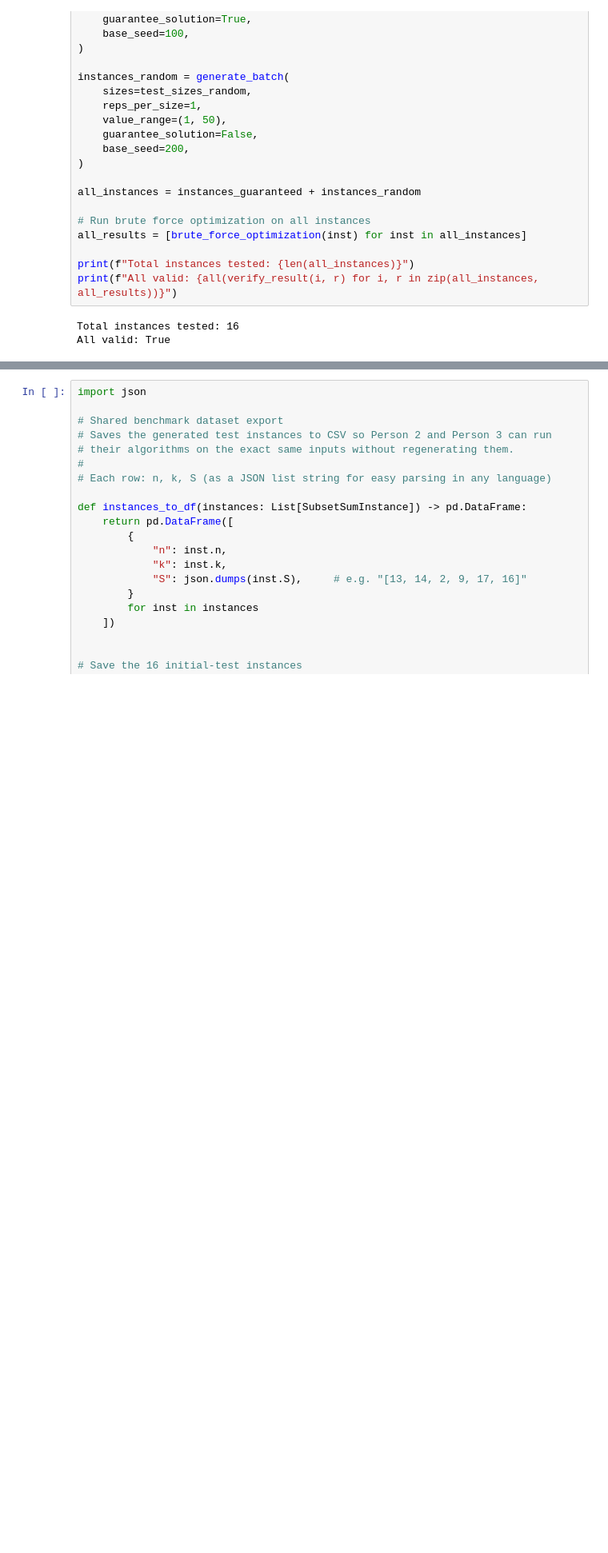
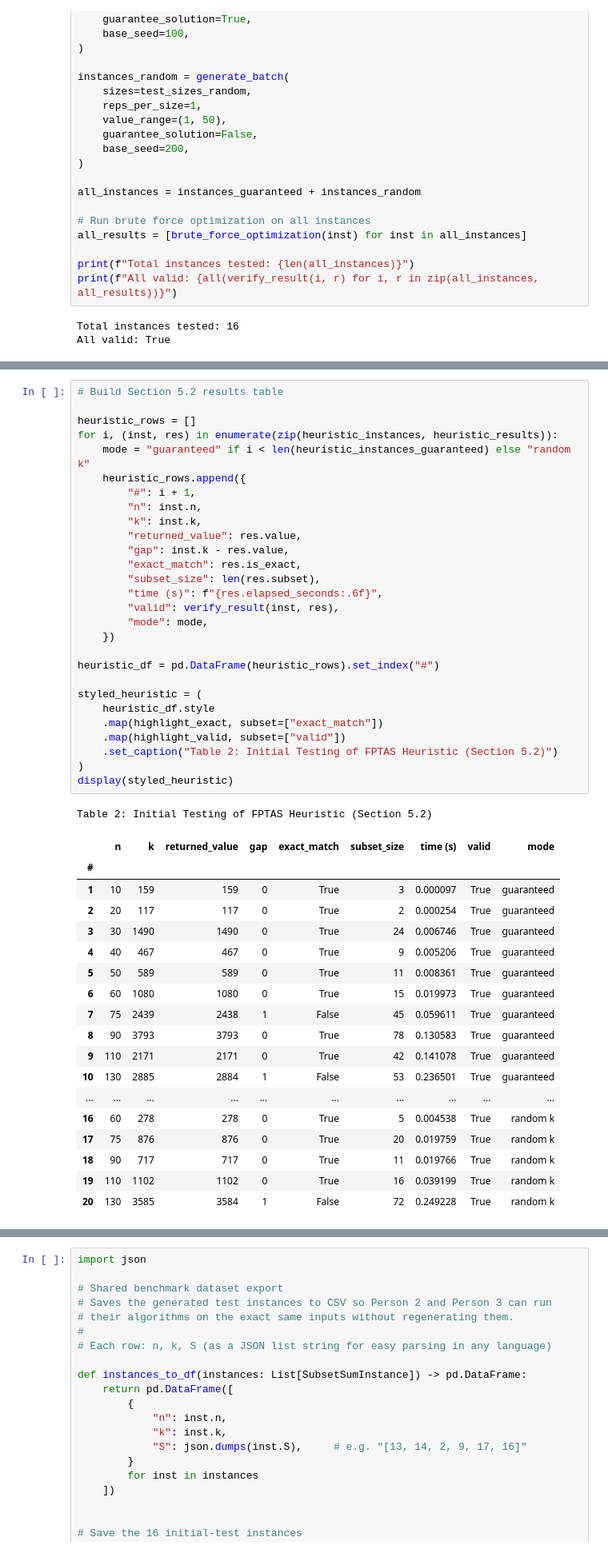
Before and after one commit to CS301-Algorithms/subset-sum-bruteforce-vs-heuristic, a Jupyter notebook: subset_sum_analysis.ipynb, the cells around one changed output, grey strips where cells are left out. Shown at 80% size. Saved outputs shown, nothing was run; the diff lists cells and outputs as text; blank space fills up the shorter version.

Commit message:
added section 5.2 to project's notebook

```diff
--- a/subset_sum_analysis.ipynb
+++ b/subset_sum_analysis.ipynb
@@ -690,0 +813,48 @@ k = sum(S)                  3   20      20   True   True    0.000003
+# %%
+# Build Section 5.2 results table
+
+heuristic_rows = []
+for i, (inst, res) in enumerate(zip(heuristic_instances, heuristic_results)):
+    mode = "guaranteed" if i < len(heuristic_instances_guaranteed) else "random k"
+    heuristic_rows.append({
+        "#": i + 1,
+        "n": inst.n,
+        "k": inst.k,
+        "returned_value": res.value,
+        "gap": inst.k - res.value,
+        "exact_match": res.is_exact,
+        "subset_size": len(res.subset),
+        "time (s)": f"{res.elapsed_seconds:.6f}",
+        "valid": verify_result(inst, res),
+        "mode": mode,
+    })
+
+heuristic_df = pd.DataFrame(heuristic_rows).set_index("#")
+
+styled_heuristic = (
+    heuristic_df.style
+    .map(highlight_exact, subset=["exact_match"])
+    .map(highlight_valid, subset=["valid"])
+    .set_caption("Table 2: Initial Testing of FPTAS Heuristic (Section 5.2)")
+)
+display(styled_heuristic)
+# %% [output]
+Table 2: Initial Testing of FPTAS Heuristic (Section 5.2)
+|  | n | k | returned_value | gap | exact_match | subset_size | time (s) | valid | mode |
+| # |  |  |  |  |  |  |  |  |  |
+| 1 | 10 | 159 | 159 | 0 | True | 3 | 0.000097 | True | guaranteed |
+| 2 | 20 | 117 | 117 | 0 | True | 2 | 0.000254 | True | guaranteed |
+| 3 | 30 | 1490 | 1490 | 0 | True | 24 | 0.006746 | True | guaranteed |
+| 4 | 40 | 467 | 467 | 0 | True | 9 | 0.005206 | True | guaranteed |
+| 5 | 50 | 589 | 589 | 0 | True | 11 | 0.008361 | True | guaranteed |
+| 6 | 60 | 1080 | 1080 | 0 | True | 15 | 0.019973 | True | guaranteed |
+| 7 | 75 | 2439 | 2438 | 1 | False | 45 | 0.059611 | True | guaranteed |
+| 8 | 90 | 3793 | 3793 | 0 | True | 78 | 0.130583 | True | guaranteed |
+| 9 | 110 | 2171 | 2171 | 0 | True | 42 | 0.141078 | True | guaranteed |
+| 10 | 130 | 2885 | 2884 | 1 | False | 53 | 0.236501 | True | guaranteed |
+| ... | ... | ... | ... | ... | ... | ... | ... | ... | ... |
+| 16 | 60 | 278 | 278 | 0 | True | 5 | 0.004538 | True | random k |
+| 17 | 75 | 876 | 876 | 0 | True | 20 | 0.019759 | True | random k |
+| 18 | 90 | 717 | 717 | 0 | True | 11 | 0.019766 | True | random k |
+| 19 | 110 | 1102 | 1102 | 0 | True | 16 | 0.039199 | True | random k |
+| 20 | 130 | 3585 | 3584 | 1 | False | 72 | 0.249228 | True | random k |
```
Also changed, not shown: parts of 9 cells of this notebook.
